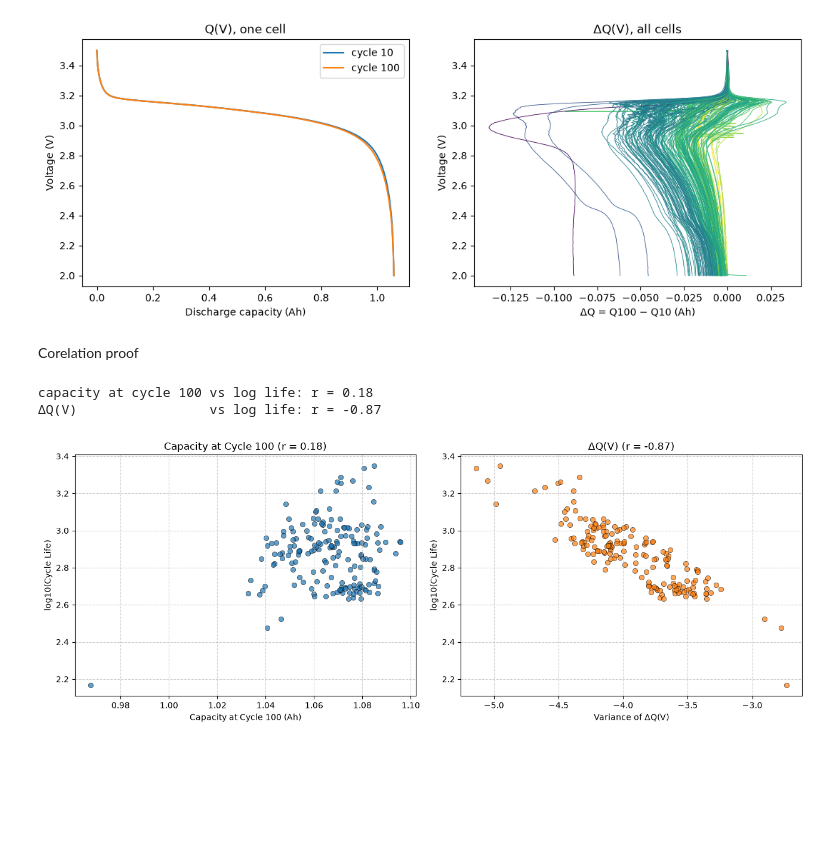
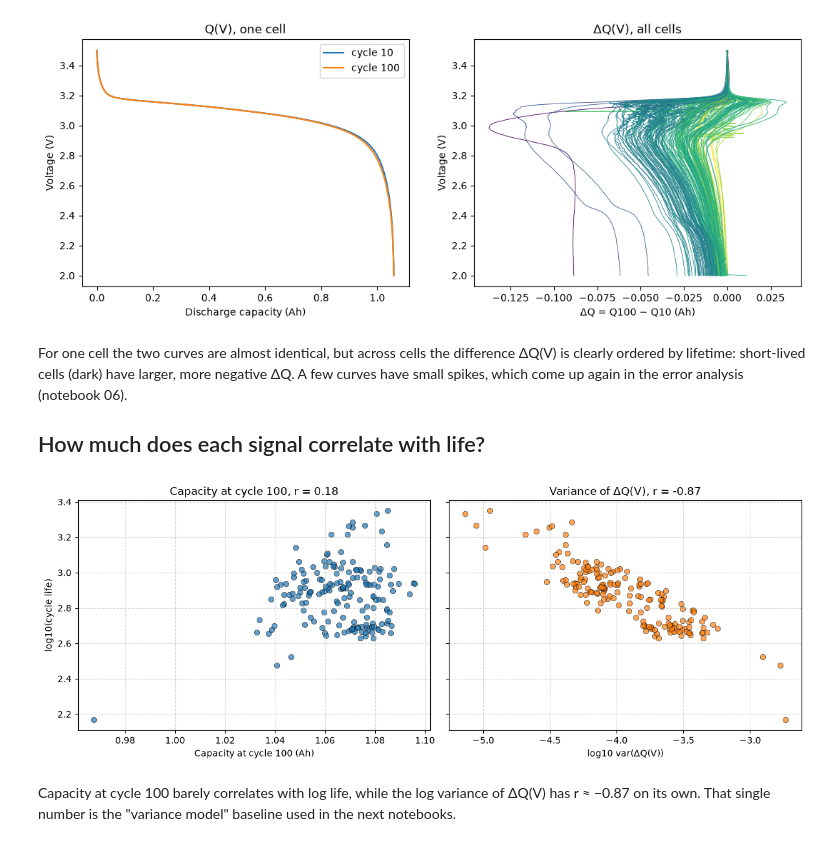
Before and after one commit to ManasKoti/battery-rul, a Jupyter notebook: notebooks/01_explore.ipynb, the cells around one changed output. Cells and saved outputs as stored; diff of their text form; code cells hidden in the pictures; blank space fills up the shorter version.

```diff
--- a/notebooks/01_explore.ipynb
+++ b/notebooks/01_explore.ipynb
@@ -70,44 +73,27 @@ a2.set(xlabel="ΔQ = Q100 − Q10 (Ah)", ylabel="Voltage (V)", title="ΔQ(V), al
 fig.savefig(FIGURES_DIR / "delta_q.png", dpi=150, bbox_inches="tight")
 # %% [output]
 [figure]
-# %% [markdown]
-Corelation proof
-# %%
-from scipy.stats import pearsonr
-
-ids = list(valid)
-y = np.log10([valid[i] for i in ids])
-cap100 = [clean_capacity(cells[i]["qd"])[99] for i in ids]
-logvar = [np.log10(np.nanvar(cells[i]["qdlin"][99] - cells[i]["qdlin"][9])) for i in ids]
-
-print("capacity at cycle 100 vs log life: r = %.2f" % pearsonr(cap100, y)[0])
-print("ΔQ(V)                 vs log life: r = %.2f" % pearsonr(logvar, y)[0])
-# %% [output]
-capacity at cycle 100 vs log life: r = 0.18
-ΔQ(V)                 vs log life: r = -0.87
+# %% [markdown]
+For one cell the two curves are almost identical, but across cells the difference ΔQ(V) is clearly ordered by lifetime: short-lived cells (dark) have larger, more negative ΔQ. A few curves have small spikes, which come up again in the error analysis (notebook 06).
+
+## How much does each signal correlate with life?
 # %%
-fig, (ax1, ax2) = plt.subplots(1, 2, figsize=(13, 5))
+ids = list(valid)
+y = np.log10([valid[i] for i in ids])
+cap100 = [clean_capacity(cells[i]["qd"])[99] for i in ids]
+logvar = [np.log10(np.nanvar(cells[i]["qdlin"][99] - cells[i]["qdlin"][9])) for i in ids]
+r_cap, r_var = pearsonr(cap100, y)[0], pearsonr(logvar, y)[0]
 
-r_cap = pearsonr(cap100, y)[0]
-ax1.scatter(cap100, y, alpha=0.7, color="tab:blue", edgecolors="k", linewidths=0.5)
-ax1.set(
-    xlabel="Capacity at Cycle 100 (Ah)",
-    ylabel="log10(Cycle Life)",
-    title=f"Capacity at Cycle 100 (r = {r_cap:.2f})"
-)
-ax1.grid(True, linestyle="--", alpha=0.6)
-
-r_var = pearsonr(logvar, y)[0]
+fig, (ax1, ax2) = plt.subplots(1, 2, figsize=(12, 4.5), sharey=True)
+ax1.scatter(cap100, y, alpha=0.7, edgecolors="k", linewidths=0.5)
+ax1.set(xlabel="Capacity at cycle 100 (Ah)", ylabel="log10(cycle life)", title=f"Capacity at cycle 100, r = {r_cap:.2f}")
 ax2.scatter(logvar, y, alpha=0.7, color="tab:orange", edgecolors="k", linewidths=0.5)
-ax2.set(
-    xlabel="Variance of ΔQ(V)",
-    ylabel="log10(Cycle Life)",
-    title=f"ΔQ(V) (r = {r_var:.2f})"
-)
-ax2.grid(True, linestyle="--", alpha=0.6)
-
-plt.tight_layout()
-fig.savefig(FIGURES_DIR / "persuasive_comparison.png", dpi=150, bbox_inches="tight")
-plt.show()
+ax2.set(xlabel="log10 var(ΔQ(V))", title=f"Variance of ΔQ(V), r = {r_var:.2f}")
+for ax in (ax1, ax2):
+    ax.grid(True, ls="--", alpha=0.5)
+fig.tight_layout()
+fig.savefig(FIGURES_DIR / "dq_vs_capacity_correlation.png", dpi=150, bbox_inches="tight")
 # %% [output]
-[figure, old version]
+[figure, new version]
+# %% [markdown]
+Capacity at cycle 100 barely correlates with log life, while the log variance of ΔQ(V) has r ≈ −0.87 on its own. That single number is the "variance model" baseline used in the next notebooks.
```
Also changed, not shown: parts of 14 cells of this notebook, 30 other files.
